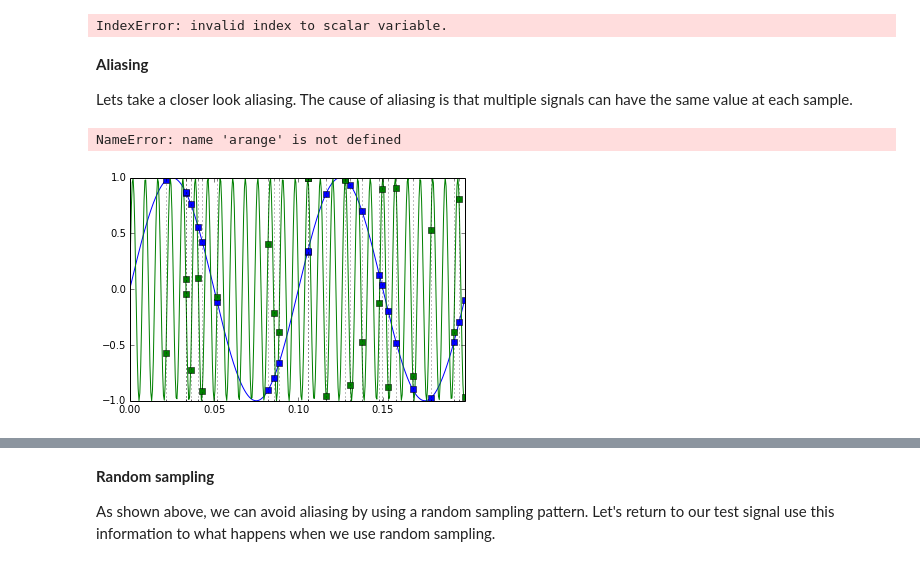
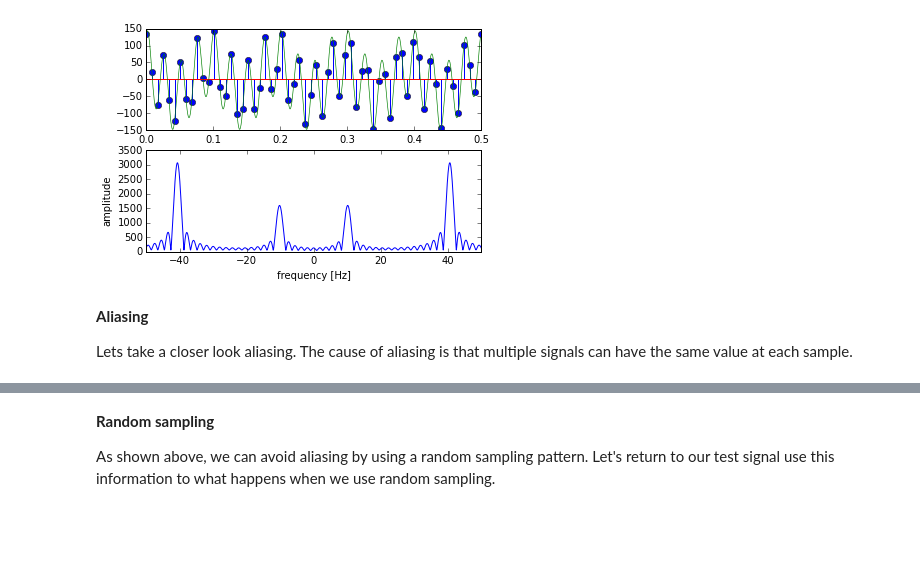
Before and after one commit to kwinkunks/leadingEdge, a Jupyter notebook: compressed.ipynb, the cells around one changed output, grey strips where cells are left out. Cells and saved outputs as stored; diff of their text form; code cells hidden in the pictures; blank space fills up the shorter version.

```diff
--- a/compressed.ipynb
+++ b/compressed.ipynb
@@ -61,8 +54,9 @@ Knowing the signal can be represented by only a few cofficients, we can now try
 # %%
-sample_slider = widgets.IntSliderWidget(min=20, max=xt.size/4, step=5, value=xt.size/2)
+sample_slider = widgets.IntSliderWidget(min=1, max=5, step=1, value=1)
 w=widgets.interactive(demo.uniform_sample,n_samples=sample_slider)
+sample_slider.msg_throttle = 1
 display(w)
 # %% [output]
-IndexError: invalid index to scalar variable.
+[figure, added]
 # %% [markdown]
 <b>Aliasing</b>
@@ -70,32 +64,0 @@ IndexError: invalid index to scalar variable.
-# %%
-        ny = (2000.)/2
-        t = arange(0, duration, 1/(2*ny))
-        sig1 = sin(2*pi*10*t)
-        sig2 = sin(2*pi*(10 + ny/8)*t)
-
-        plt.plot(t, sig1);plt.xlim(0,.1)
-        plt.plot(t, sig2, 'g')
-        samples = arange(0, duration, 1/(ny/8))
-        plt.plot(samples,sin(2*pi*10*samples), 'rs')
-
-        ax = plt.gca()
-        ax.set_xticks(samples, minor=True)
-        ax.xaxis.grid(which='minor')
-# %% [output]
-NameError: name 'arange' is not defined
-# %%
-    from numpy.random import random_sample
-    ny = (2000.)/2
-    t = arange(0, duration, 1/(2*ny))
-    sig1 = sin(2*pi*10*t)
-    sig2 = sin(2*pi*(10 + ny/8)*t)
-    plt.plot(t, sig1);plt.xlim(0,.1)
-    plt.plot(t, sig2, 'g')
-    samples = random_sample(duration*(ny/8))*duration
-    plt.plot(samples,sin(2*pi*10*samples), 'bs')
-    plt.plot(samples, sin(2*pi*(10 + ny/8)*samples), 'gs')
-    ax = plt.gca()
-    ax.set_xticks(samples, minor=True)
-    ax.xaxis.grid(which='minor')
-# %% [output]
-[figure, removed]
```
Also changed, not shown: parts of 14 cells of this notebook, 1 other file.
